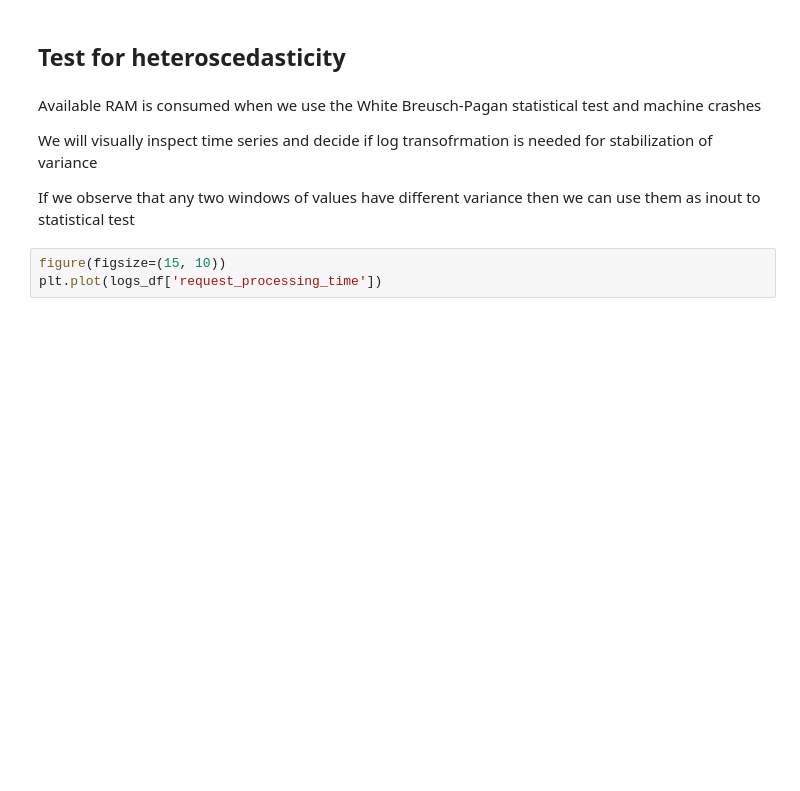
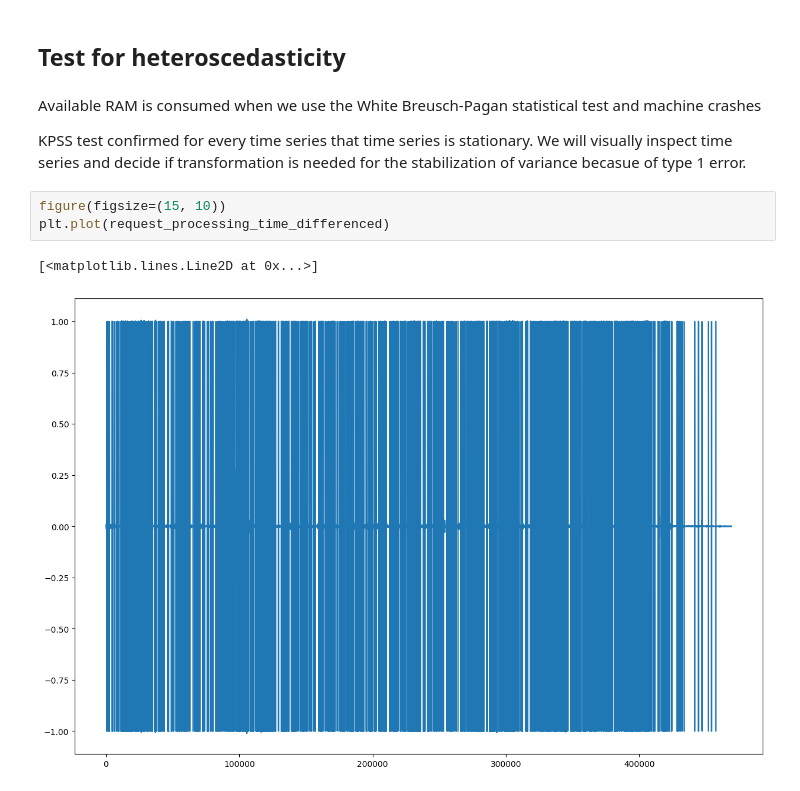
Before and after one commit to SpaceXAlphaBravoCharlie/Diplomski, a Jupyter notebook: Diplomski.ipynb, the cells around one changed output. Drawn from its saved outputs; the diff is of its cells as text; blank space fills up the shorter version.

```diff
--- a/Diplomski.ipynb
+++ b/Diplomski.ipynb
@@ -1017,9 +1017,10 @@ At the significance level of 0.05 we can not reject H0. We can conclude that tim
 # %% [markdown]
 Available RAM is consumed when we use the White Breusch-Pagan statistical test and machine crashes
 
-We will visually inspect time series and decide if log transofrmation is needed for stabilization of variance
-
-If we observe that any two windows of values have different variance then we can use them as inout to statistical test
+KPSS test confirmed for every time series that time series is stationary. We will visually inspect time series and decide if transformation is needed for the stabilization of variance becasue of type 1 error.
 # %%
 figure(figsize=(15, 10))
-plt.plot(logs_df['request_processing_time'])
+plt.plot(request_processing_time_differenced)
+# %% [output]
+[<matplotlib.lines.Line2D at 0x...>]
+[figure, added]
```
Also changed, not shown: parts of 9 cells of this notebook.
